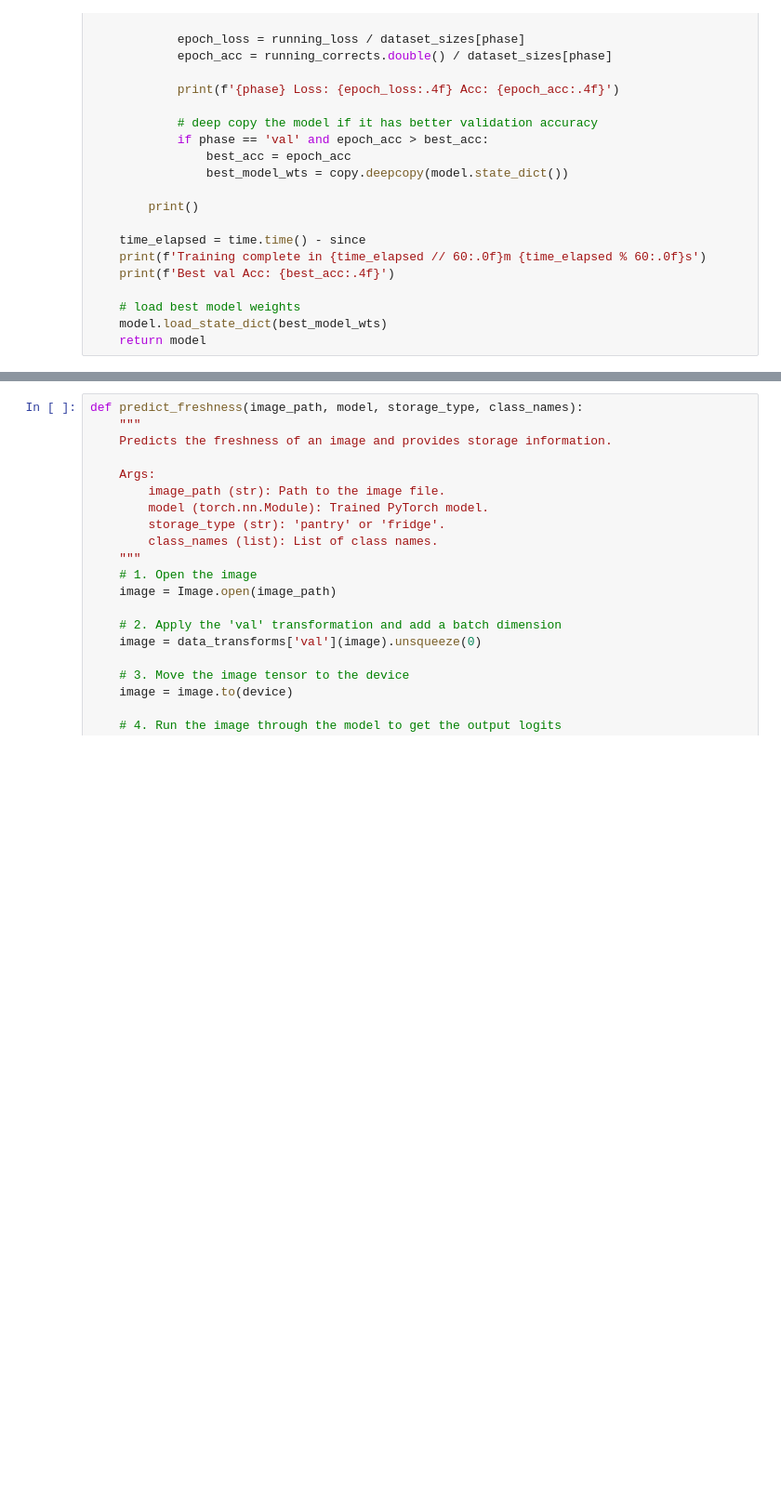
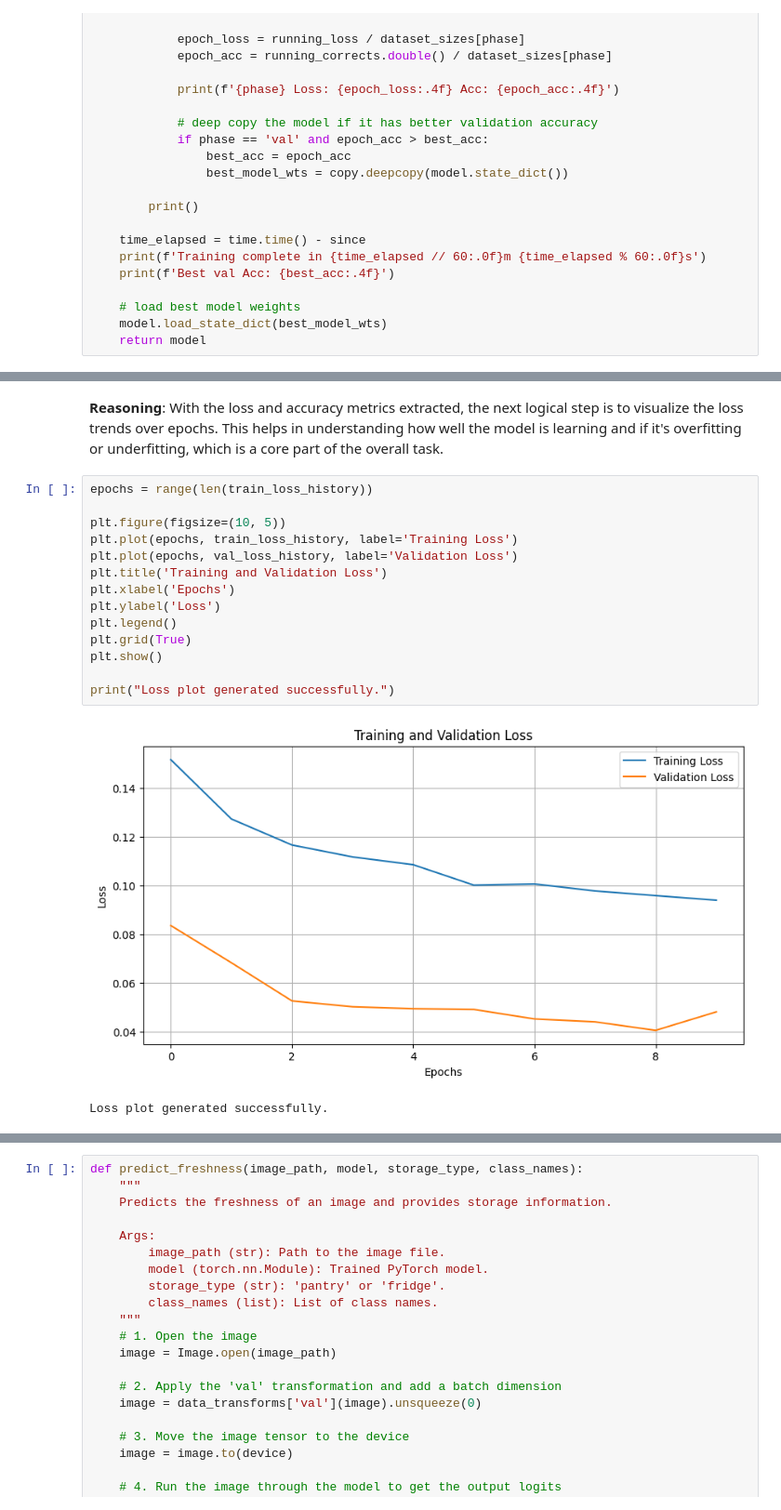
Before and after one commit to MarineMaaan/ITAI-1378-Midterm_FruitFreshnessTimer, a Jupyter notebook: notebooks/ITAI_1378_Midterm_FruitFreshnessTimer.ipynb, the cells around one changed output, grey strips where cells are left out. Shown at 93% size. Saved outputs shown, nothing was run; the diff lists cells and outputs as text; blank space fills up the shorter version.

```diff
--- a/notebooks/ITAI_1378_Midterm_FruitFreshnessTimer.ipynb
+++ b/notebooks/ITAI_1378_Midterm_FruitFreshnessTimer.ipynb
@@ -305,0 +307,20 @@ Best val Acc: 0.9735
+# %% [markdown]
+**Reasoning**:
+With the loss and accuracy metrics extracted, the next logical step is to visualize the loss trends over epochs. This helps in understanding how well the model is learning and if it's overfitting or underfitting, which is a core part of the overall task.
+# %%
+epochs = range(len(train_loss_history))
+
+plt.figure(figsize=(10, 5))
+plt.plot(epochs, train_loss_history, label='Training Loss')
+plt.plot(epochs, val_loss_history, label='Validation Loss')
+plt.title('Training and Validation Loss')
+plt.xlabel('Epochs')
+plt.ylabel('Loss')
+plt.legend()
+plt.grid(True)
+plt.show()
+
+print("Loss plot generated successfully.")
+# %% [output]
+[figure, added]
+Loss plot generated successfully.
```
Also changed, not shown: parts of 14 cells of this notebook.
